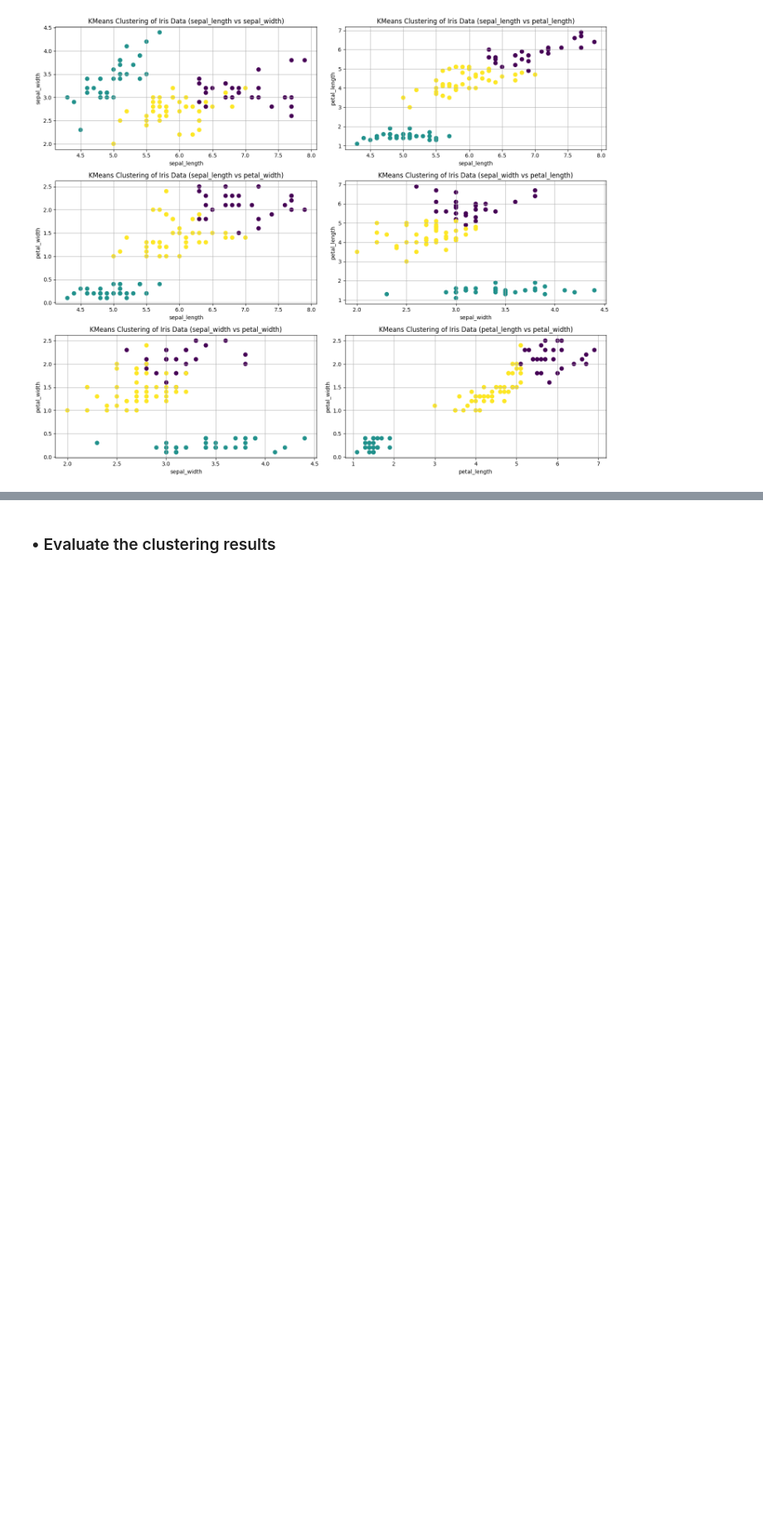
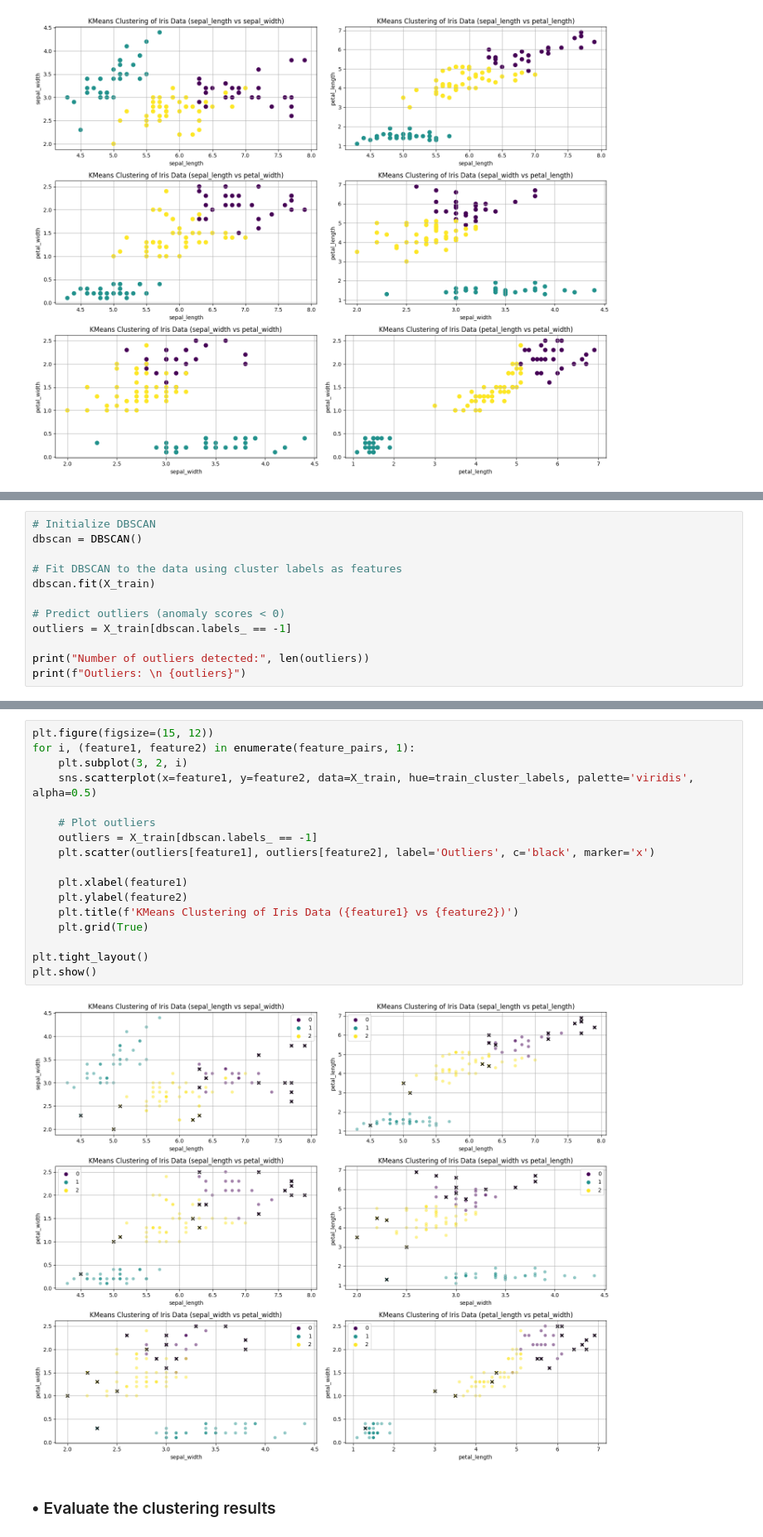
Before and after one commit to wejdan1221/ML-Project, a Jupyter notebook: project4.ipynb, the cells around one changed output, grey strips where cells are left out. Shown: that part at 83% size. Drawn from its saved outputs; the diff is of its cells as text; blank space fills up the shorter version.

```diff
--- a/project4.ipynb
+++ b/project4.ipynb
@@ -138,0 +141,12 @@ plt.show()
+# %%
+# Initialize DBSCAN
+dbscan = DBSCAN()
+
+# Fit DBSCAN to the data using cluster labels as features
+dbscan.fit(X_train)
+
+# Predict outliers (anomaly scores < 0)
+outliers = X_train[dbscan.labels_ == -1]
+
+print("Number of outliers detected:", len(outliers))
+print(f"Outliers: \n {outliers}")
@@ -139,2 +173,21 @@ plt.show()
+# %%
+plt.figure(figsize=(15, 12))
+for i, (feature1, feature2) in enumerate(feature_pairs, 1):
+    plt.subplot(3, 2, i)
+    sns.scatterplot(x=feature1, y=feature2, data=X_train, hue=train_cluster_labels, palette='viridis', alpha=0.5)
+
+    # Plot outliers
+    outliers = X_train[dbscan.labels_ == -1]
+    plt.scatter(outliers[feature1], outliers[feature2], label='Outliers', c='black', marker='x')
+
+    plt.xlabel(feature1)
+    plt.ylabel(feature2)
+    plt.title(f'KMeans Clustering of Iris Data ({feature1} vs {feature2})')
+    plt.grid(True)
+
+plt.tight_layout()
+plt.show()
+# %% [output]
+[figure, added]
 # %% [markdown]
 ###  • Evaluate the clustering results
```
Also changed, not shown: parts of 6 cells of this notebook.
